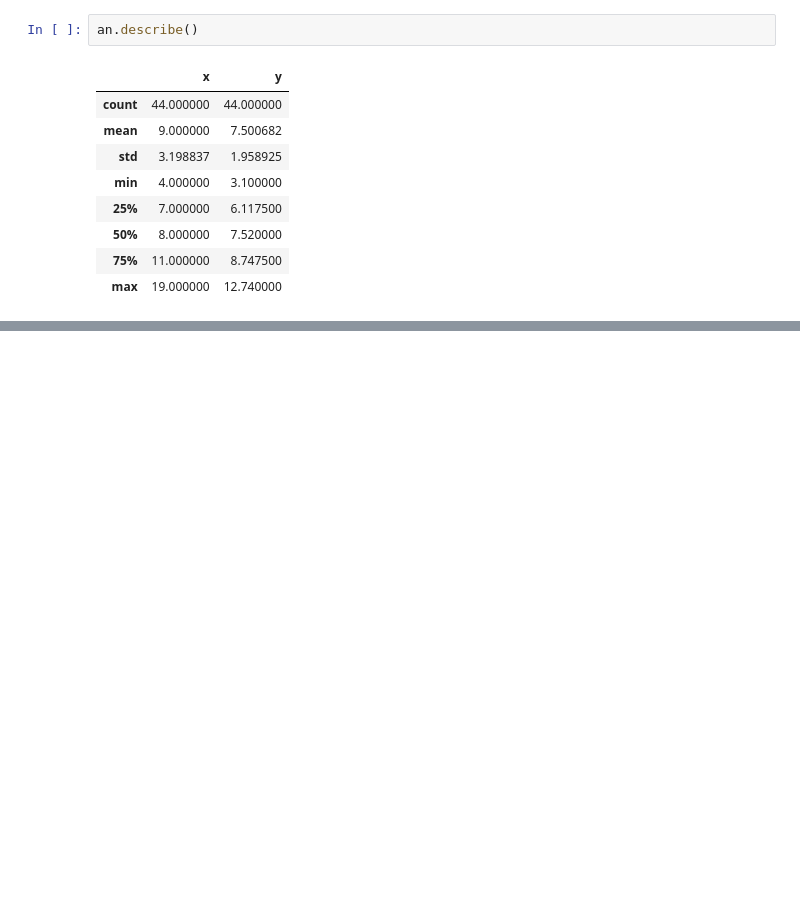
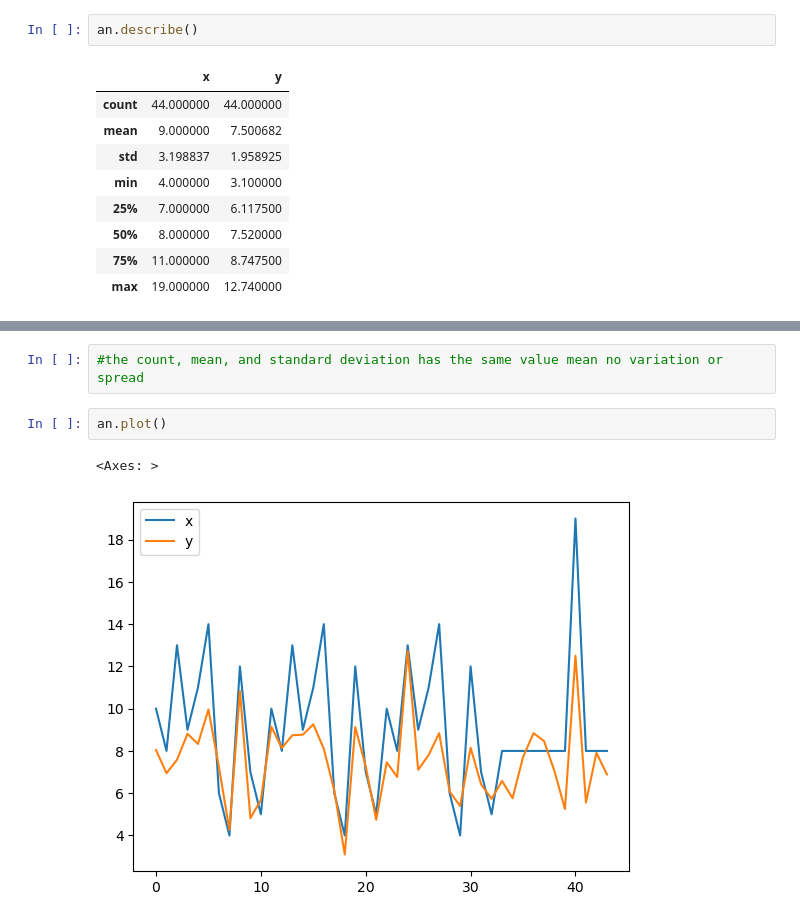
Before and after one commit to Thoai-Adam/python-exercises, a Jupyter notebook: numpy-pandas-visualization-exercises/seaborn_exercises.ipynb, the cells around one changed output, grey strips where cells are left out. Drawn from its saved outputs; the diff is of its cells as text; blank space fills up the shorter version.

```diff
--- a/numpy-pandas-visualization-exercises/seaborn_exercises.ipynb
+++ b/numpy-pandas-visualization-exercises/seaborn_exercises.ipynb
@@ -101,0 +111,7 @@ group_column
+# %%
+#the count, mean, and standard deviation has the same value mean no variation or spread
+# %%
+an.plot()
+# %% [output]
+<Axes: >
+[figure, added]
```
Also changed, not shown: parts of 14 cells of this notebook.
